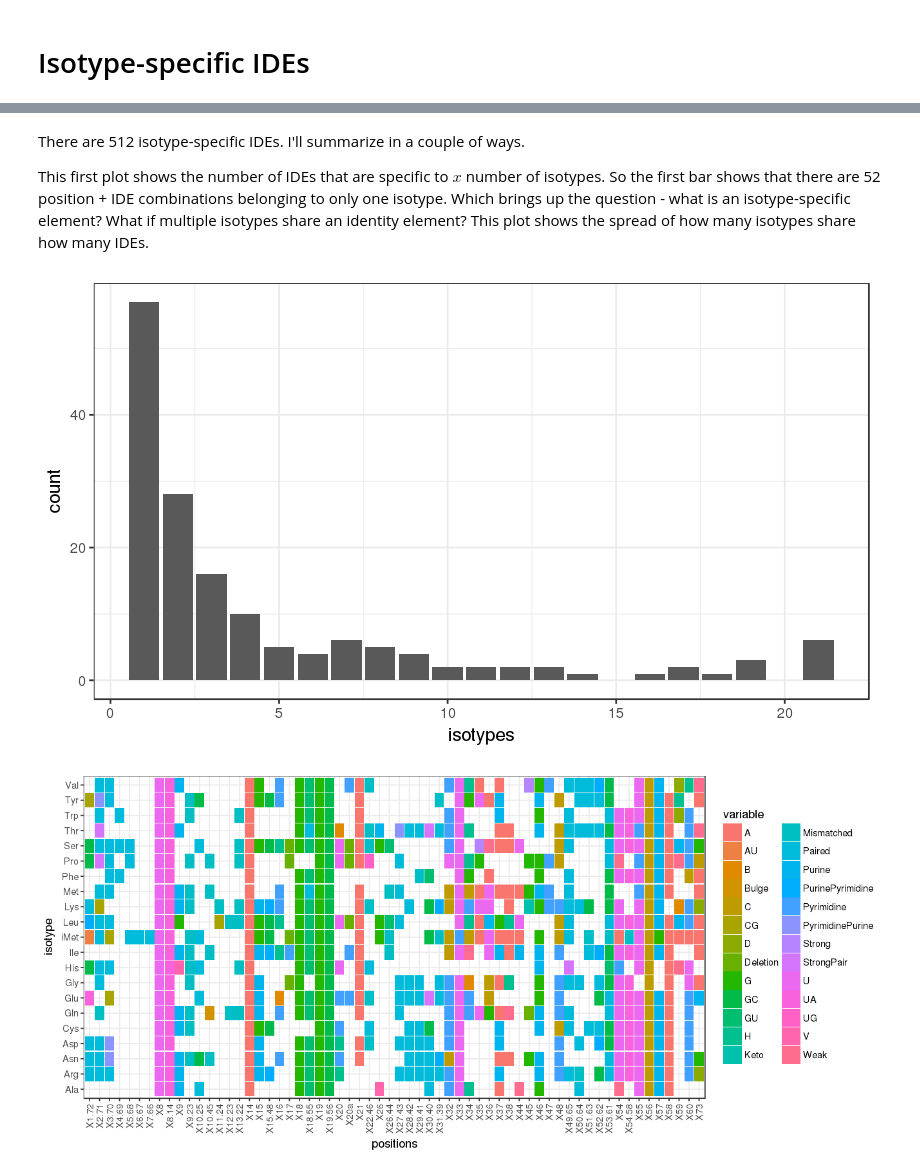
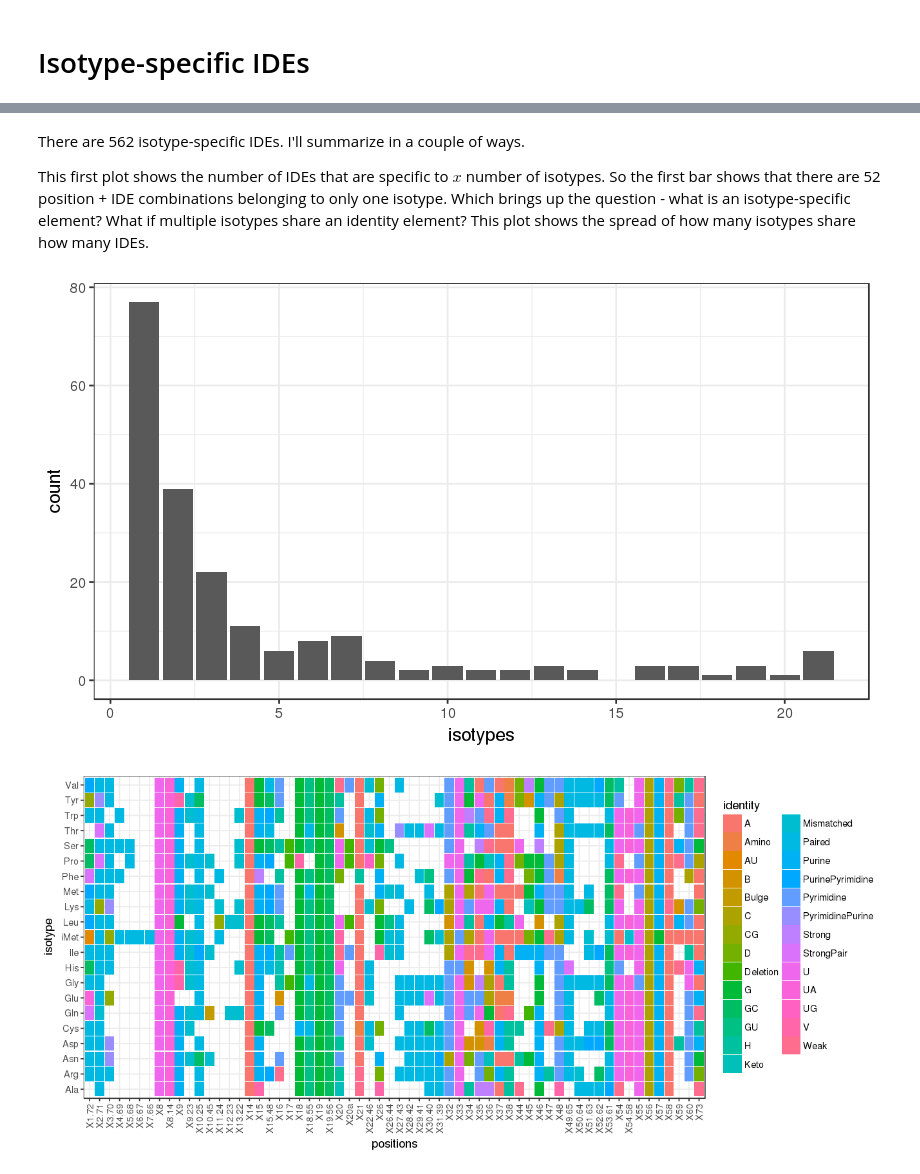
Before and after one commit to bylin/euk-features, a Jupyter notebook: notebooks/isotype-clade-specific.ipynb, the cells around one changed output, grey strips where cells are left out. Saved outputs shown, nothing was run; the diff lists cells and outputs as text; code cells hidden in the pictures.

Commit message:
refactor isotype-specific, fix mismatched settings, track diffs between isospecific and consensus

```diff
--- a/notebooks/isotype-clade-specific.ipynb
+++ b/notebooks/isotype-clade-specific.ipynb
@@ -89,18 +89,27 @@ best_freqs = clade_iso_ac_freqs %>%
 
 First, we'll quickly recapitulate the consensus IDEs. We can remove the IDEs that have high specificity (e.g. U8-A14), and we'll skip removal of IDEs with lower specificity (e.g., H54).
 # %%
-check_consensus_IDE = function(position, code) {
+get_consensus_IDE = function(position, codes) {
+  position = unique(position)
+  best_codes = resolve_code(codes) # returns a vector of all possible combinations of bases. Note that this is not limited to the basic combinations given by the codes variable.
+  if (length(position) != 1) stop("Multiple positions passed to function")
+  if (length(codes) != 147) return("N/A") # make sure that each isotype/clade is represented
+  if (length(best_codes) == 0) return("N/A")
   codes = list(A = "A", C = "C", G = "G", U = "U", Deletion = c("-", "."), Purine = c("A", "G"), Pyrimidine = c("C", "U"), Weak = c("A", "U"), Strong = c("G", "C"), Amino = c("A", "C"), Keto = c("G", "U"), B = c("C", "G", "U"), D = c("A", "G", "U"), H = c("A", "C", "U"), V = c("A", "C", "G"), D = c("A", "G", "U"), GC =  "G:C", AU =  "A:U", UA =  "U:A", CG =  "C:G", GU =  "G:U", UG =  "U:G", PairDeletion =  "-:-", PurinePyrimidine = c("A:U", "G:C"), PyrimidinePurine = c("U:A", "C:G"), StrongPair = c("G:C", "C:G"), WeakPair = c("A:U", "U:A"), Wobble = c("G:U", "U:G"), Paired = c("A:U", "U:A", "C:G", "G:C", "G:U", "U:G"), Bulge = c("A:-", "U:-", "C:-", "G:-", "-:A", "-:G", "-:C", "-:U"), Mismatched = c("A:A", "G:G", "C:C", "U:U", "A:G", "A:C", "C:A", "C:U", "G:A", "U:C"))
-  codes_str = paste0("c('", paste0(codes[[code]], collapse="', '"), "')")
-  df = identities %>% select_('species', 'isotype', position) %>%
-    group_by_('species', 'isotype') %>%
-    summarize_(match = paste0("sum(", position, " %in% ", codes_str, ")"),
-               miss = paste0("sum(!(", position, " %in% ", codes_str, "))")) %>%
-    mutate(ubiquitous = match > miss)
-  return(all(df$ubiquitous))
+  # for each possible code, check each species
+  # this ensures that we consider other IDEs if the most specific one fails the species check. For example, if "Purine" fails, we also consider "V"
+  species_check = sapply(best_codes, function(code) {
+    codes_str = paste0("c('", paste0(codes[[code]], collapse="', '"), "')")
+    df = identities %>% select_('species', 'isotype', position) %>%
+           group_by_('species', 'isotype') %>%
+           summarize_(match = paste0("sum(", position, " %in% ", codes_str, ")"),
+                      miss = paste0("sum(!(", position, " %in% ", codes_str, "))")) %>%
+           mutate(ubiquitous = match > miss)
+    all(df$ubiquitous)
+  })
+  ide = names(species_check[species_check])[1]
+  return(ifelse(is.na(ide), "N/A", ide))
 }
-
-check_consensus_IDEs = Vectorize(check_consensus_IDE)
 
 resolve_code = function(codes) {
   codes = unique(codes)
@@ -133,6 +142,6 @@ resolve_code = function(codes) {
         Wobble = all(codes %in% c('GU', 'UG', 'Wobble')),
         Paired = all(codes %in% c('AU', 'UA', 'CG', 'GC', 'GU', 'UG', 'Paired', 'PurinePyrimidine', 'PyrimidinePurine', 'StrongPair', 'WeakPair', 'Wobble')),
         Bulge = all(codes %in% 'Bulge'),
-        Mismatched = all(codes %in% c('AA', 'GG', 'CC', 'UU', 'AG', 'AC', 'CA', 'CU', 'GA', 'UC', 'Mismatched', 'Paired', 'PurinePyrimidine', 'PyrimidinePurine', 'StrongPair', 'WeakPair', 'Wobble')))
+        Mismatched = all(codes %in% c('AA', 'GG', 'CC', 'UU', 'AG', 'AC', 'CA', 'CU', 'GA', 'UC', 'Mismatched')))
   return(names(x[which(x)]))
 }
@@ -231,12 +213,8 @@ isotype_specific = clade_iso_ac_freqs %>%
   group_by(isotype, clade, positions) %>%
   filter(row_number(freq) == 1) %>%
   group_by(isotype, positions) %>%
-  mutate(best_code = resolve_code(variable)[1]) %>%
-  summarize(hifreq = length(unique(best_code)) == 1 & n() == 7 & !is.na(best_code[1]), variable=best_code[1]) %>%
-  filter(hifreq) %>%
-  select(isotype, positions, variable) %>%
-  mutate(ubiquitous = check_isotype_IDEs(positions, isotype, variable)) %>%
-  filter(ubiquitous)
+  summarize(identity = get_isotype_IDE(isotype, positions, variable)) %>%
+  filter(identity != "N/A")
 # %%
 nrow(isotype_specific %>% filter(!(positions %in% consensus$positions)))
 # %% [output]
@@ -244,20 +222,20 @@ nrow(isotype_specific %>% filter(!(positions %in% consensus$positions)))
 # %% [markdown]
-There are 512 isotype-specific IDEs. I'll summarize in a couple of ways.
+There are 562 isotype-specific IDEs. I'll summarize in a couple of ways.
 
 This first plot shows the number of IDEs that are specific to $x$ number of isotypes. So the first bar shows that there are 52 position + IDE combinations belonging to only one isotype. Which brings up the question - what is an isotype-specific element? What if multiple isotypes share an identity element? This plot shows the spread of how many isotypes share how many IDEs.
 # %%
 options(repr.plot.width=7, repr.plot.height=4)
-isotype_specific %>% group_by(positions, variable) %>%
+isotype_specific %>% group_by(positions, identity) %>%
   summarize(isotypes = n()) %>%
   ggplot() + geom_bar(aes(x=isotypes))
 # %% [output]
-[figure, old version]
+[figure, new version]
 # %%
 options(repr.plot.width=11, repr.plot.height=5)
 isotype_specific %>%
   mutate(positions=factor(positions, c('X1.72', 'X2.71', 'X3.70', 'X4.69', 'X5.68', 'X6.67', 'X7.66', 'X8', 'X8.14', 'X9', 'X9.23', 'X10.25', 'X10.45', 'X11.24', 'X12.23', 'X13.22', 'X14', 'X15', 'X15.48', 'X16', 'X17', 'X18', 'X18.55', 'X19', 'X19.56', 'X20', 'X20a', 'X21', 'X22.46', 'X26', 'X26.44', 'X27.43', 'X28.42', 'X29.41', 'X30.40', 'X31.39', 'X32', 'X33', 'X34', 'X35', 'X36', 'X37', 'X38', 'X44', 'X45', 'X46', 'X47', 'X48', 'X49.65', 'X50.64', 'X51.63', 'X52.62', 'X53.61', 'X54', 'X54.58', 'X55', 'X56', 'X57', 'X58', 'X59', 'X60', 'X73'))) %>%
-  group_by(isotype, positions, variable) %>%
+  group_by(isotype, positions, identity) %>%
   summarize(isotypes = n()) %>%
-  ggplot() + geom_tile(aes(x=positions, y=isotype, fill=variable), width=0.95, height=0.95) + theme(axis.text.x=element_text(angle=90, hjust=1, vjust=0.5))
+  ggplot() + geom_tile(aes(x=positions, y=isotype, fill=identity), width=0.95, height=0.95) + theme(axis.text.x=element_text(angle=90, hjust=1, vjust=0.5))
 # %% [output]
-[figure, old version]
+[figure, new version]
```
Also changed, not shown: parts of 7 cells of this notebook.
